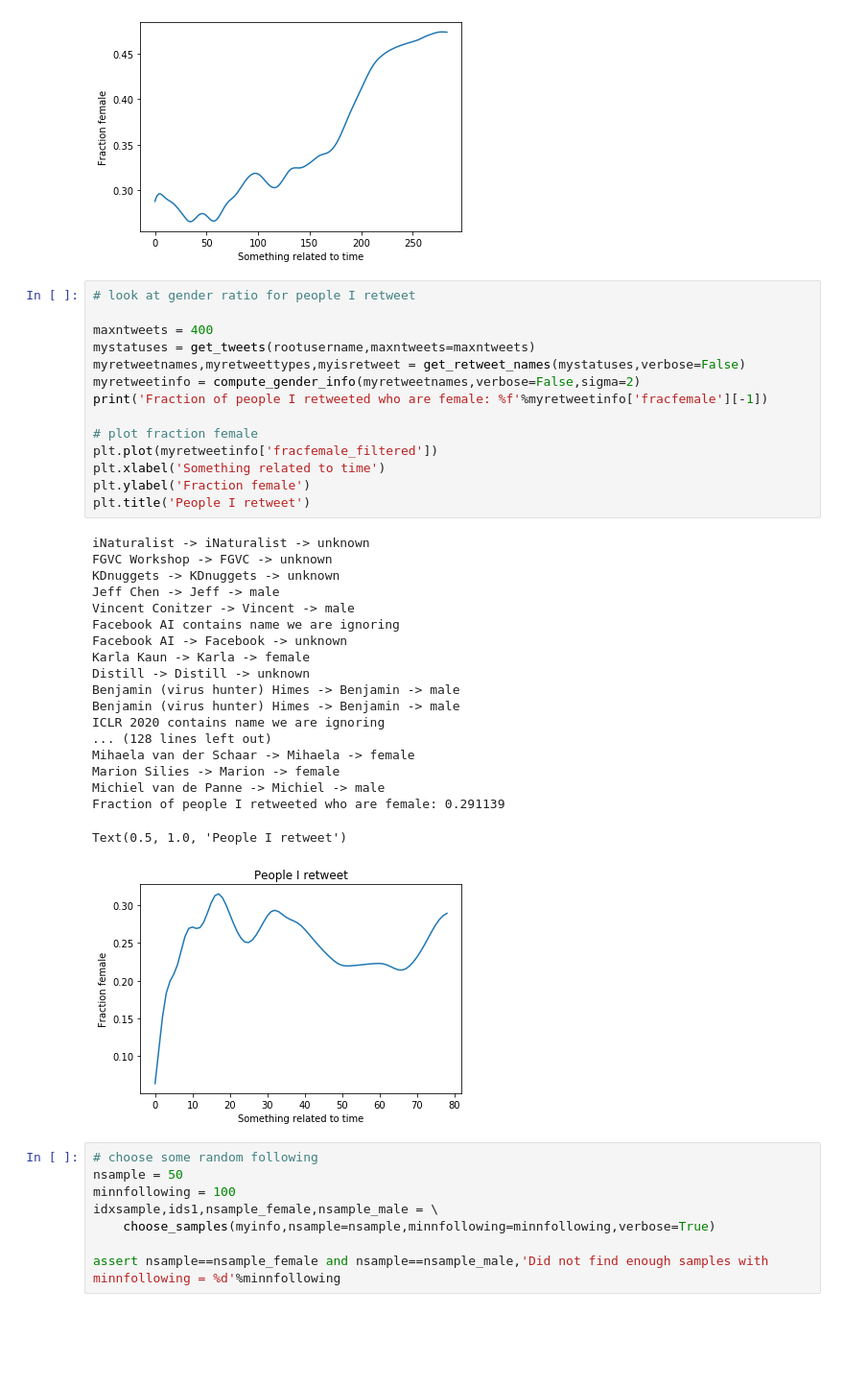
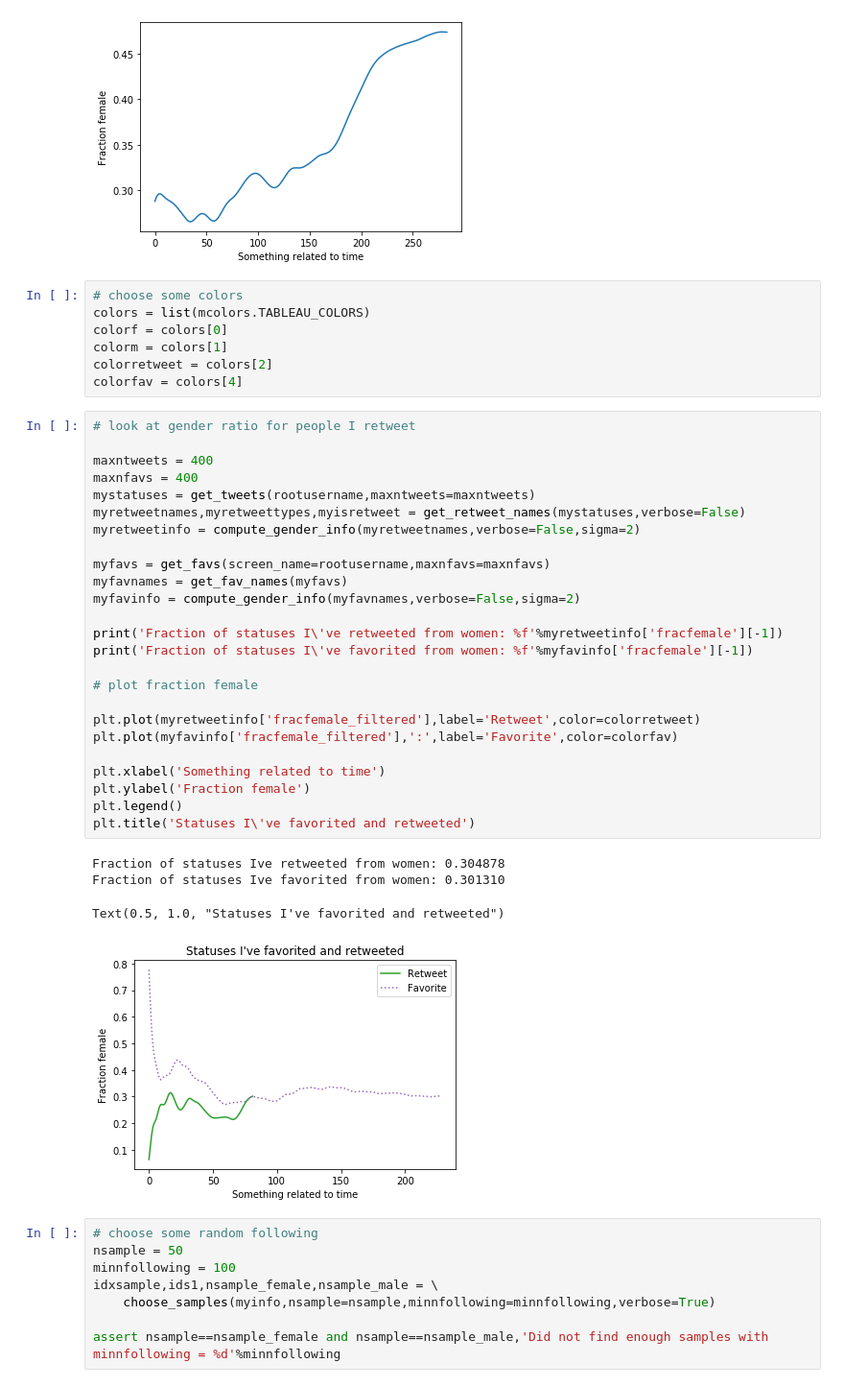
Before and after one commit to kristinbranson/TwitterGenderAnalysis, a Jupyter notebook: TwitterGenderAnalysis.ipynb, the cells around one changed output. Shown at 96% size. Saved outputs shown, nothing was run; the diff lists cells and outputs as text; blank space fills up the shorter version.

```diff
--- a/TwitterGenderAnalysis.ipynb
+++ b/TwitterGenderAnalysis.ipynb
@@ -260,40 +289,43 @@ plt.ylabel('Fraction female')
 Fraction of people I follow who are female: 0.485030
 Text(0, 0.5, 'Fraction female')
 [figure]
+# %%
+# choose some colors
+colors = list(mcolors.TABLEAU_COLORS)
+colorf = colors[0]
+colorm = colors[1]
+colorretweet = colors[2]
+colorfav = colors[4]
 # %%
 # look at gender ratio for people I retweet
 
 maxntweets = 400
+maxnfavs = 400
 mystatuses = get_tweets(rootusername,maxntweets=maxntweets)
 myretweetnames,myretweettypes,myisretweet = get_retweet_names(mystatuses,verbose=False)
 myretweetinfo = compute_gender_info(myretweetnames,verbose=False,sigma=2)
-print('Fraction of people I retweeted who are female: %f'%myretweetinfo['fracfemale'][-1])
+
+myfavs = get_favs(screen_name=rootusername,maxnfavs=maxnfavs)
+myfavnames = get_fav_names(myfavs)
+myfavinfo = compute_gender_info(myfavnames,verbose=False,sigma=2)
+
+print('Fraction of statuses I\'ve retweeted from women: %f'%myretweetinfo['fracfemale'][-1])
+print('Fraction of statuses I\'ve favorited from women: %f'%myfavinfo['fracfemale'][-1])
 
 # plot fraction female
-plt.plot(myretweetinfo['fracfemale_filtered'])
+
+plt.plot(myretweetinfo['fracfemale_filtered'],label='Retweet',color=colorretweet)
+plt.plot(myfavinfo['fracfemale_filtered'],':',label='Favorite',color=colorfav)
+
 plt.xlabel('Something related to time')
 plt.ylabel('Fraction female')
-plt.title('People I retweet')
+plt.legend()
+plt.title('Statuses I\'ve favorited and retweeted')
 # %% [output]
-iNaturalist -> iNaturalist -> unknown
-FGVC Workshop -> FGVC -> unknown
-KDnuggets -> KDnuggets -> unknown
-Jeff Chen -> Jeff -> male
-Vincent Conitzer -> Vincent -> male
-Facebook AI contains name we are ignoring
-Facebook AI -> Facebook -> unknown
-Karla Kaun -> Karla -> female
-Distill -> Distill -> unknown
-Benjamin (virus hunter) Himes -> Benjamin -> male
-Benjamin (virus hunter) Himes -> Benjamin -> male
-ICLR 2020 contains name we are ignoring
-... (128 lines left out)
-Mihaela van der Schaar -> Mihaela -> female
-Marion Silies -> Marion -> female
-Michiel van de Panne -> Michiel -> male
-Fraction of people I retweeted who are female: 0.291139
+Fraction of statuses Ive retweeted from women: 0.304878
+Fraction of statuses Ive favorited from women: 0.301310
-Text(0.5, 1.0, 'People I retweet')
+Text(0.5, 1.0, "Statuses I've favorited and retweeted")
-[figure, old version]
+[figure, new version]
 # %%
 # choose some random following
 nsample = 50
```
Also changed, not shown: parts of 10 cells of this notebook.
